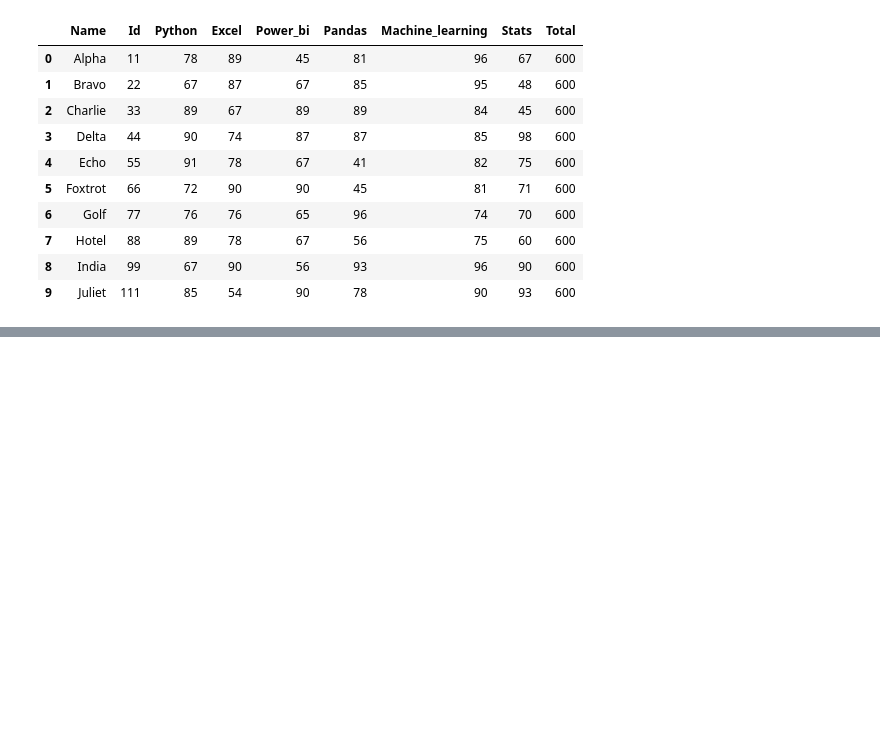
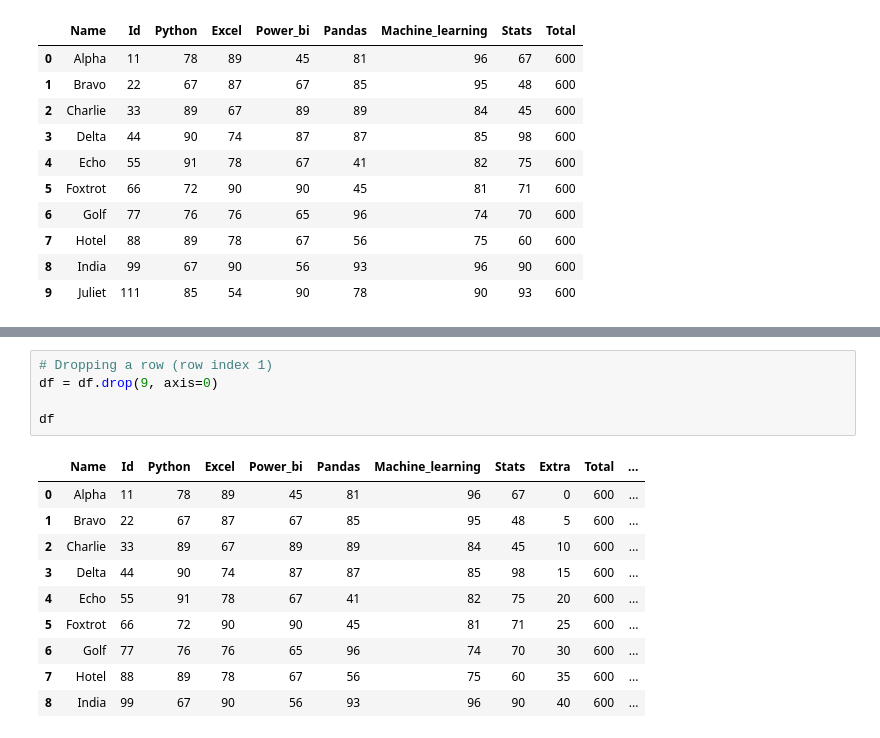
Before and after one commit to AliHasan06/Data-Science, a Jupyter notebook: my code/week 4/week 4 day 4.ipynb, the cells around one changed output, grey strips where cells are left out. Drawn from its saved outputs; the diff is of its cells as text; blank space fills up the shorter version.

```diff
--- a/my code/week 4/week 4 day 4.ipynb
+++ b/my code/week 4/week 4 day 4.ipynb
@@ -452,0 +499,16 @@ df.drop('Extra',axis=1)
+# %%
+# Dropping a row (row index 1)
+df = df.drop(9, axis=0)
+
+df
+# %% [output]
+|  | Name | Id | Python | Excel | Power_bi | Pandas | Machine_learning | Stats | Extra | Total | ... |
+| 0 | Alpha | 11 | 78 | 89 | 45 | 81 | 96 | 67 | 0 | 600 | ... |
+| 1 | Bravo | 22 | 67 | 87 | 67 | 85 | 95 | 48 | 5 | 600 | ... |
+| 2 | Charlie | 33 | 89 | 67 | 89 | 89 | 84 | 45 | 10 | 600 | ... |
+| 3 | Delta | 44 | 90 | 74 | 87 | 87 | 85 | 98 | 15 | 600 | ... |
+| 4 | Echo | 55 | 91 | 78 | 67 | 41 | 82 | 75 | 20 | 600 | ... |
+| 5 | Foxtrot | 66 | 72 | 90 | 90 | 45 | 81 | 71 | 25 | 600 | ... |
+| 6 | Golf | 77 | 76 | 76 | 65 | 96 | 74 | 70 | 30 | 600 | ... |
+| 7 | Hotel | 88 | 89 | 78 | 67 | 56 | 75 | 60 | 35 | 600 | ... |
+| 8 | India | 99 | 67 | 90 | 56 | 93 | 96 | 90 | 40 | 600 | ... |
```
Also changed, not shown: parts of 5 cells of this notebook.
